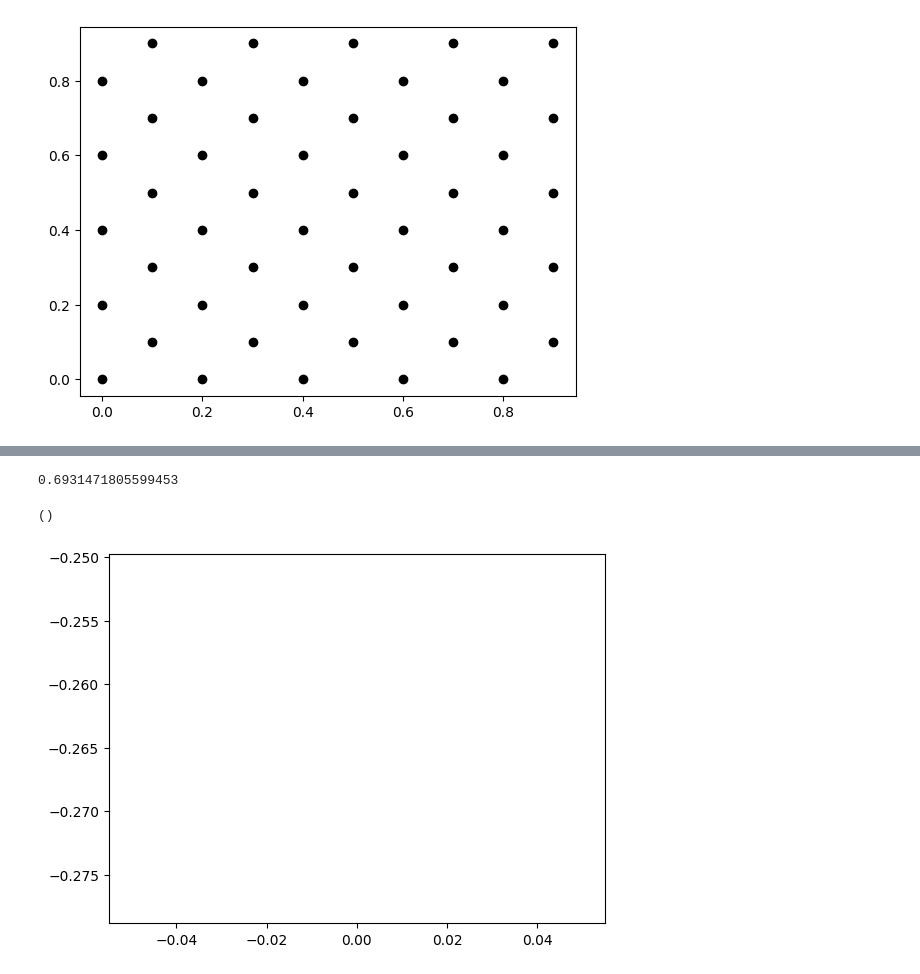
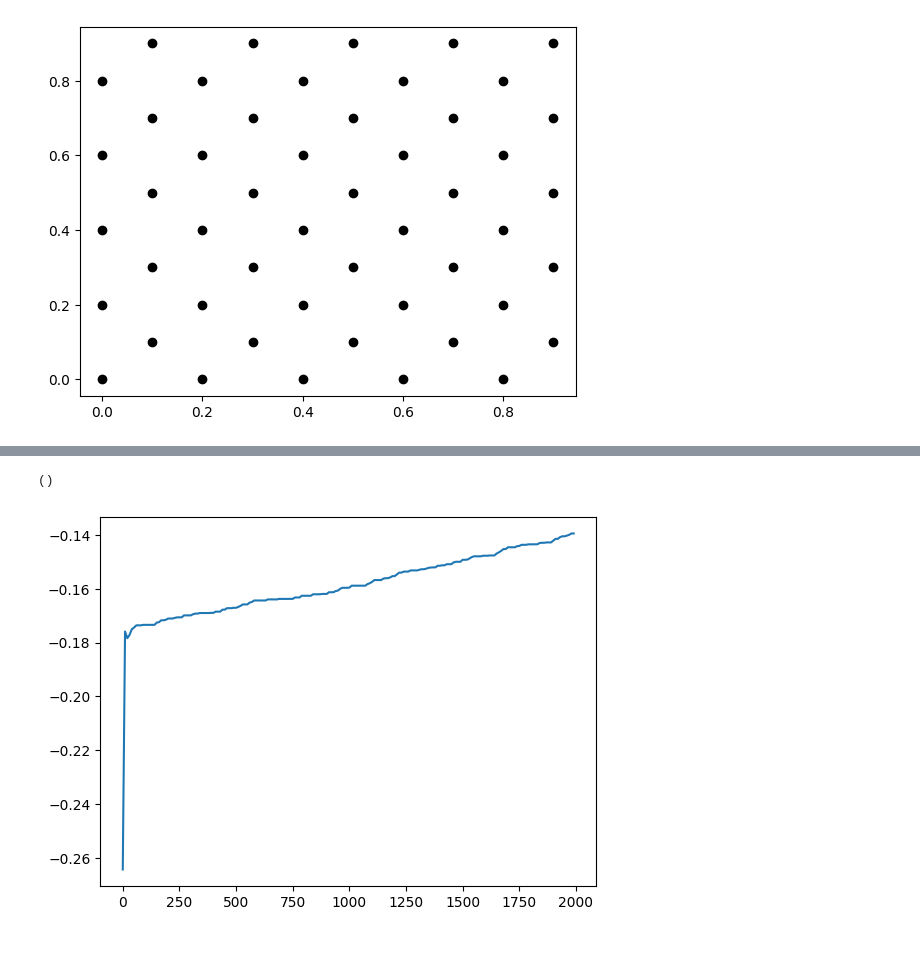
Before and after one commit to mannodiarun/MSE570, a Jupyter notebook: MC.ipynb, the cells around one changed output, grey strips where cells are left out. Cells and saved outputs as stored; diff of their text form; code cells hidden in the pictures; blank space fills up the shorter version.

```diff
--- a/MC.ipynb
+++ b/MC.ipynb
@@ -116,7 +117,7 @@ def pair_distance(x_all,y_all):
 
     return(dist_avg)
 # %%
-def mcmove(x_all,y_all):
+def mcmove(x_all,y_all,box):
 
     rr1 = np.random.rand()
 
@@ -124,14 +125,14 @@ def mcmove(x_all,y_all):
     temp_x = x_all[o]
     temp_y = y_all[o]
 
-    eno = energy(x_all,y_all)
+    eno = energy(x_all,y_all,box)
 
     rr2 = np.random.rand()
 
-    x_all[o] = x_all[o] + (rr2-0.5)*0.005
-    y_all[o] = y_all[o] + (rr2-0.5)*0.005
+    x_all[o] = x_all[o] + (rr2-0.5)*0.005*box/box_start
+    y_all[o] = y_all[o] + (rr2-0.5)*0.005*box/box_start
 
-    enn = energy(x_all,y_all)
+    enn = energy(x_all,y_all,box)
 
     rr3 = np.random.rand()
 
@@ -142,17 +143,13 @@ def mcmove(x_all,y_all):
         y_all[o] = temp_y
 
     return(x_all,y_all)
-# %%
-np.log(2)
-# %% [output]
-0.6931471805599453
 # %%
-def mcvol(x_all,y_all):
+def mcvol(x_all,y_all,box):
 
-    vmax = 0.1
-    P = 0.0001
+    vmax = 0.01
+    P = 0.000001
 
-    eno = energy(x_all,y_all)
+    eno = energy(x_all,y_all,box)
 
     rr1 = np.random.rand()
 
@@ -165,17 +162,17 @@ def mcvol(x_all,y_all):
         x_all[i] = x_all[i]*boxn/box
         y_all[i] = y_all[i]*boxn/box
 
-    enn = energy(x_all,y_all)
+    enn = energy(x_all,y_all,boxn)
 
     arg = -beta*((enn-eno) + P*(vn-vo) - (N+1)*np.log(vn/vo)/beta)
 
     rr2 = np.random.rand()
 
-    if ( rr2 < arg ):
-        eno = enn
+    if ( rr2 > np.exp(arg) ):
         for i in range(0,N):
             x_all[i] = x_all[i]*box/boxn
             x_all[i] = x_all[i]*box/boxn
+        boxn = copy.deepcopy(box)
 
-    return(x_all,y_all)
+    return(x_all,y_all,boxn)
 # %%
@@ -226,15 +223,16 @@ def mcexc(x_all,y_all):
 
     return(x_all,y_all)
 # %%
-def sample(k,x,y):
+def sample(k,x,y,box):
 
-    return(k, pair_distance(x,y), energy(x,y))
+    return(k, pair_distance(x,y,box), energy(x,y,box))
 # %%
-def mc(x_start,y_start,ncycl,nsamp):
+def mc(x_start,y_start,box_start,ncycl,nsamp):
 
     k = 0
     x = x_start
     y = y_start
+    box = box_start
     cycles = [0]*int(ncycl/nsamp)
     energies = [0]*int(ncycl/nsamp)
     pair_distances = [0]*int(ncycl/nsamp)
@@ -242,16 +240,16 @@ def mc(x_start,y_start,ncycl,nsamp):
     for icycl in range(0,ncycl):
         if math.fmod(icycl, nsamp) == 0.0:
             k = int(icycl/nsamp)
-            cyc, dist, en = sample(k,x,y)
+            cyc, dist, en = sample(k,x,y,box)
             cycles[k] = cyc*nsamp
             energies[k] = en
             pair_distances[k] = dist
-#            x,y = mcmove(x_all,y_all)
+#            x,y = mcmove(x_all,y_all,box)
             rr = np.random.rand()
             if rr < 0.5:
-                x,y = mcmove(x_all,y_all)
+                x,y = mcmove(x_all,y_all,box)
             else:
-                x,y = mcvol(x_all,y_all)
+                x,y,box = mcvol(x_all,y_all,box)
 
     plt.plot(cycles[:], energies[:])
 #    plt.plot(cycles[:], pair_distances[:], c= 'b')
@@ -260,11 +258,11 @@ def mc(x_start,y_start,ncycl,nsamp):
 # %%
 ncycl = 2000
 nsamp = 10
 
-mc(x_start,y_start,ncycl,nsamp)
+mc(x_start,y_start,box_start,ncycl,nsamp)
 # %% [output]
 ()
-[figure, old version]
+[figure, new version]
 # %%
 for i in range(0,N):
     plt.scatter(x_start[i],y_start[i],c='k')
```
Also changed, not shown: parts of 6 cells of this notebook.
